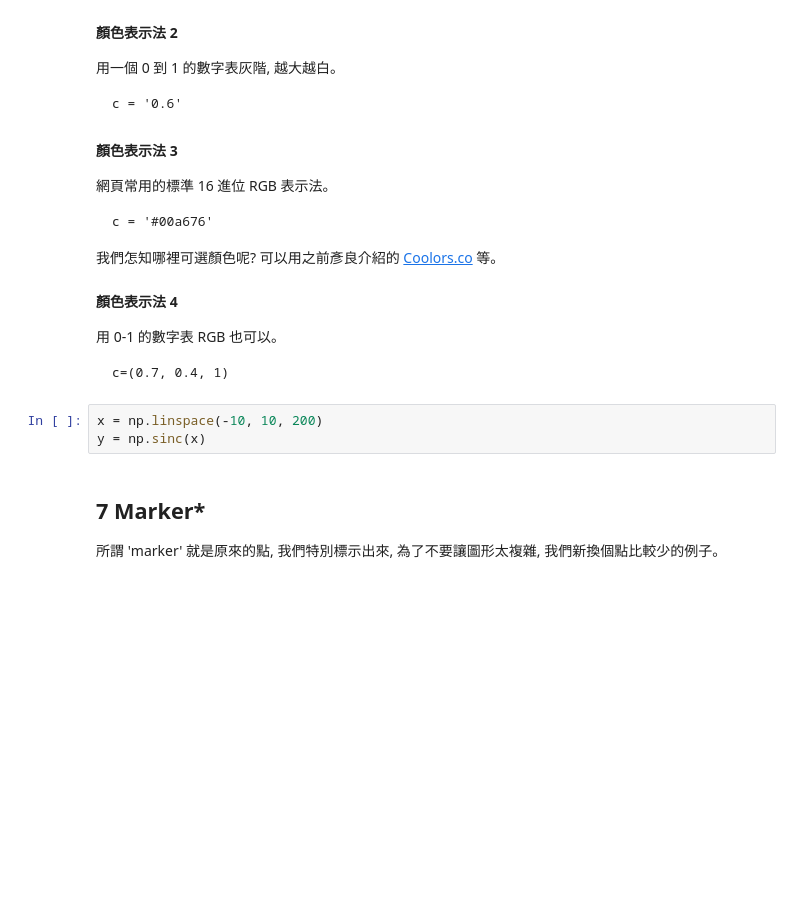
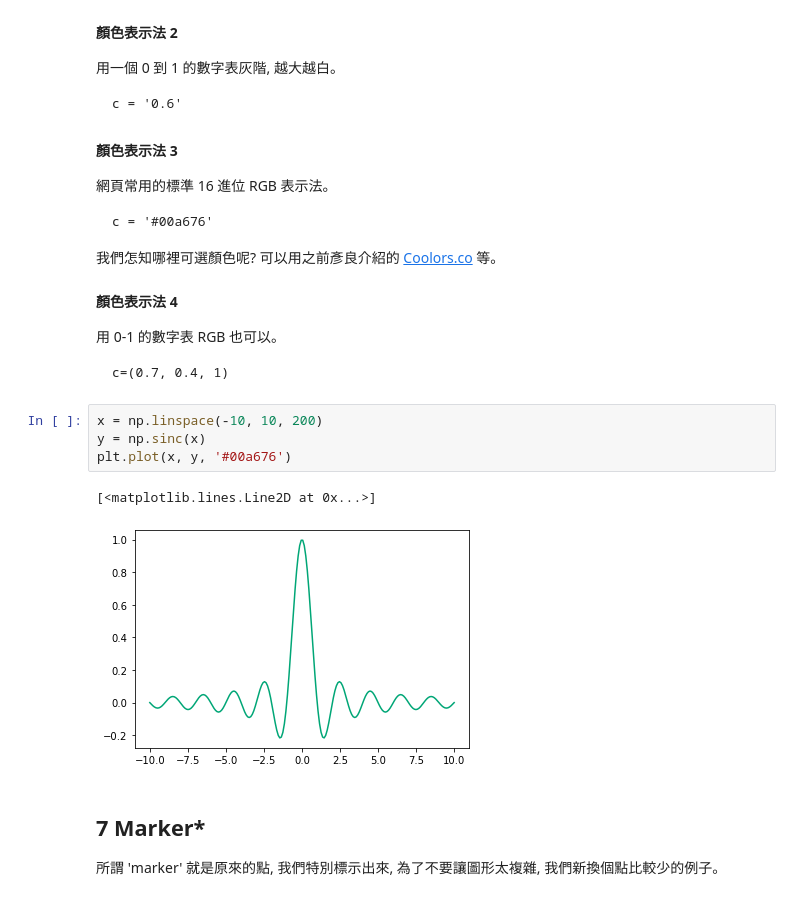
Before and after one commit to jimchen4/IMLP, a Jupyter notebook: Unit02/2.3.2_Matplotlib資料視覺化.ipynb, the cells around one changed output. Cells and saved outputs as stored; diff of their text form; blank space fills up the shorter version.

```diff
--- a/Unit02/2.3.2_Matplotlib資料視覺化.ipynb
+++ b/Unit02/2.3.2_Matplotlib資料視覺化.ipynb
@@ -202,6 +207,10 @@ plt.bar(range(10), np.random.randint(1, 30, 10), fc='#e55934')
 # %%
 x = np.linspace(-10, 10, 200)
 y = np.sinc(x)
+plt.plot(x, y, '#00a676')
+# %% [output]
+[<matplotlib.lines.Line2D at 0x...>]
+[figure, added]
 # %% [markdown]
 ## 7 Marker*
 
```
Also changed, not shown: parts of 34 cells of this notebook, 1 other file.
